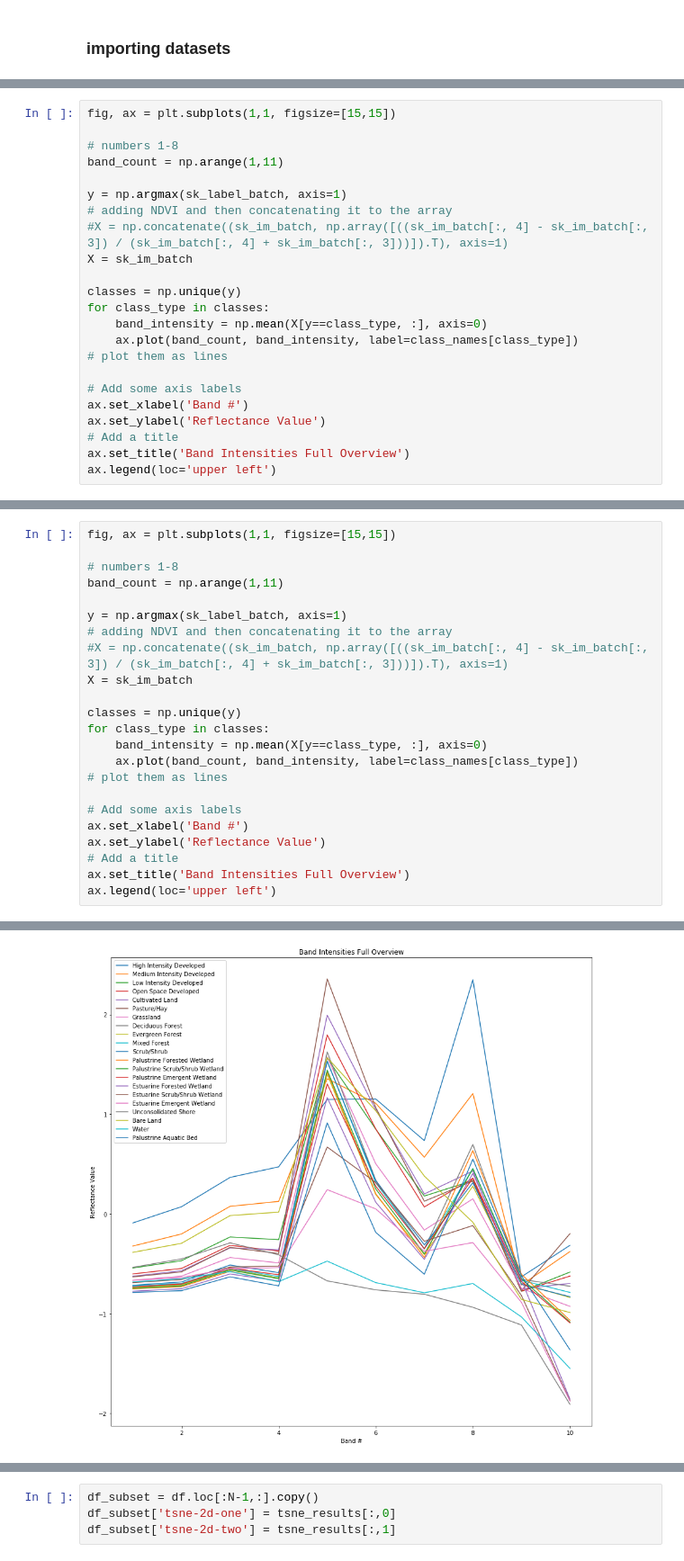
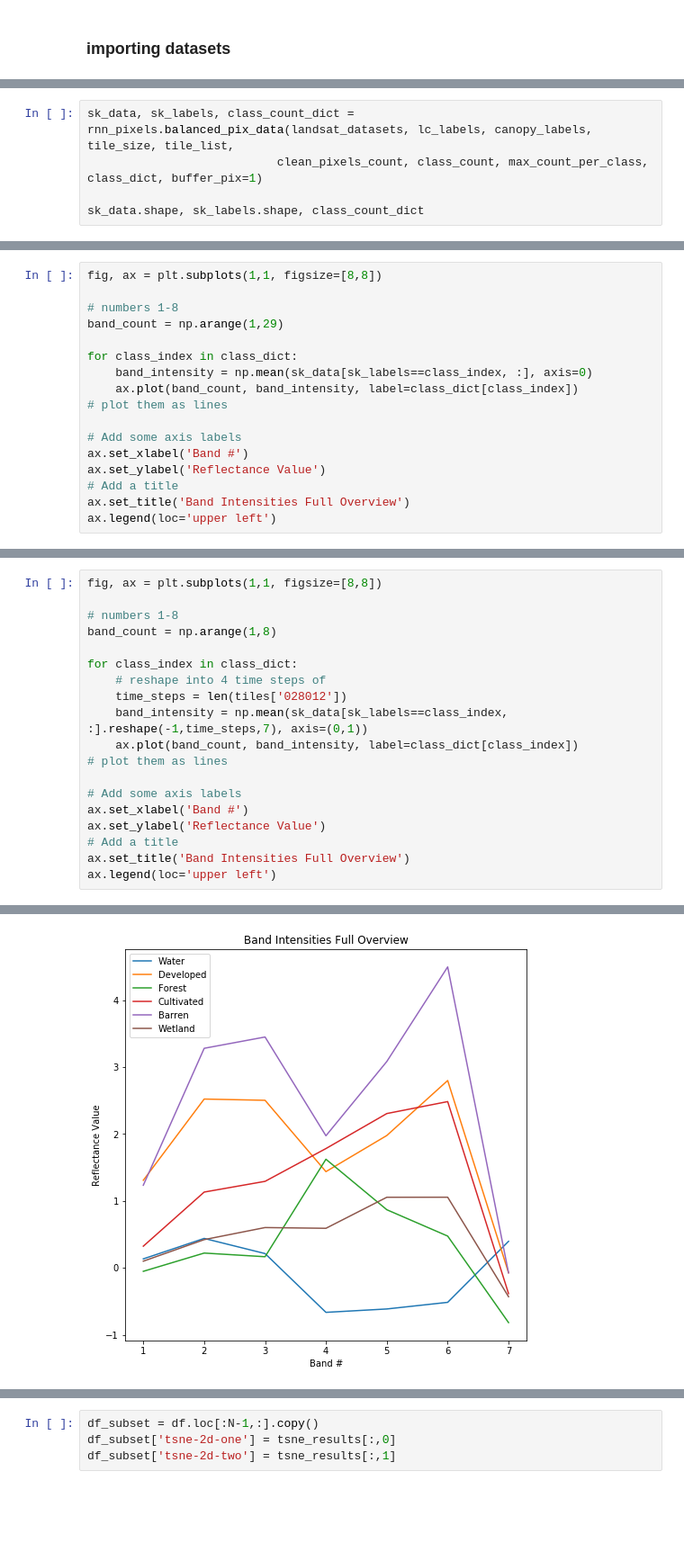
Before and after one commit to patrickcgray/landcover_rcnn, a Jupyter notebook: Clustering and Viz Experimentation.ipynb, the cells around one changed output, grey strips where cells are left out. Shown at 90% size. Cells and saved outputs as stored; diff of their text form; blank space fills up the shorter version.

```diff
--- a/Clustering and Viz Experimentation.ipynb
+++ b/Clustering and Viz Experimentation.ipynb
@@ -162,0 +62,5 @@ y[y == 17] = 16
+# %%
+sk_data, sk_labels, class_count_dict = rnn_pixels.balanced_pix_data(landsat_datasets, lc_labels, canopy_labels, tile_size, tile_list,
+                           clean_pixels_count, class_count, max_count_per_class, class_dict, buffer_pix=1)
+
+sk_data.shape, sk_labels.shape, class_count_dict
@@ -163,18 +86,12 @@ y[y == 17] = 16
 # %%
-fig, ax = plt.subplots(1,1, figsize=[15,15])
+fig, ax = plt.subplots(1,1, figsize=[8,8])
 
 # numbers 1-8
-band_count = np.arange(1,11)
+band_count = np.arange(1,29)
 
-y = np.argmax(sk_label_batch, axis=1)
-# adding NDVI and then concatenating it to the array
-#X = np.concatenate((sk_im_batch, np.array([((sk_im_batch[:, 4] - sk_im_batch[:, 3]) / (sk_im_batch[:, 4] + sk_im_batch[:, 3]))]).T), axis=1)
-X = sk_im_batch
-
-classes = np.unique(y)
-for class_type in classes:
-    band_intensity = np.mean(X[y==class_type, :], axis=0)
-    ax.plot(band_count, band_intensity, label=class_names[class_type])
+for class_index in class_dict:
+    band_intensity = np.mean(sk_data[sk_labels==class_index, :], axis=0)
+    ax.plot(band_count, band_intensity, label=class_dict[class_index])
 # plot them as lines
 
 # Add some axis labels
@@ -189,26 +110,22 @@ ax.legend(loc='upper left')
 # %%
-fig, ax = plt.subplots(1,1, figsize=[15,15])
+fig, ax = plt.subplots(1,1, figsize=[8,8])
 
 # numbers 1-8
-band_count = np.arange(1,11)
+band_count = np.arange(1,8)
 
-y = np.argmax(sk_label_batch, axis=1)
-# adding NDVI and then concatenating it to the array
-#X = np.concatenate((sk_im_batch, np.array([((sk_im_batch[:, 4] - sk_im_batch[:, 3]) / (sk_im_batch[:, 4] + sk_im_batch[:, 3]))]).T), axis=1)
-X = sk_im_batch
-
-classes = np.unique(y)
-for class_type in classes:
-    band_intensity = np.mean(X[y==class_type, :], axis=0)
-    ax.plot(band_count, band_intensity, label=class_names[class_type])
+for class_index in class_dict:
+    # reshape into 4 time steps of
+    time_steps = len(tiles['028012'])
+    band_intensity = np.mean(sk_data[sk_labels==class_index, :].reshape(-1,time_steps,7), axis=(0,1))
+    ax.plot(band_count, band_intensity, label=class_dict[class_index])
 # plot them as lines
 
 # Add some axis labels
 ax.set_xlabel('Band #')
 ax.set_ylabel('Reflectance Value')
 # Add a title
 ax.set_title('Band Intensities Full Overview')
 ax.legend(loc='upper left')
 # %% [output]
 <matplotlib.legend.Legend at 0x...>
-[figure, old version]
+[figure, new version]
```
Also changed, not shown: parts of 37 cells of this notebook, 3 other files.
